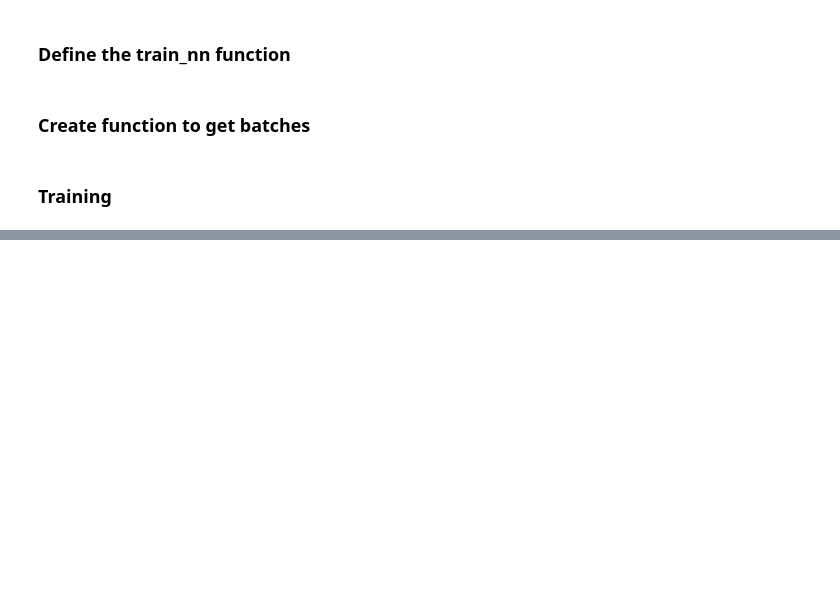
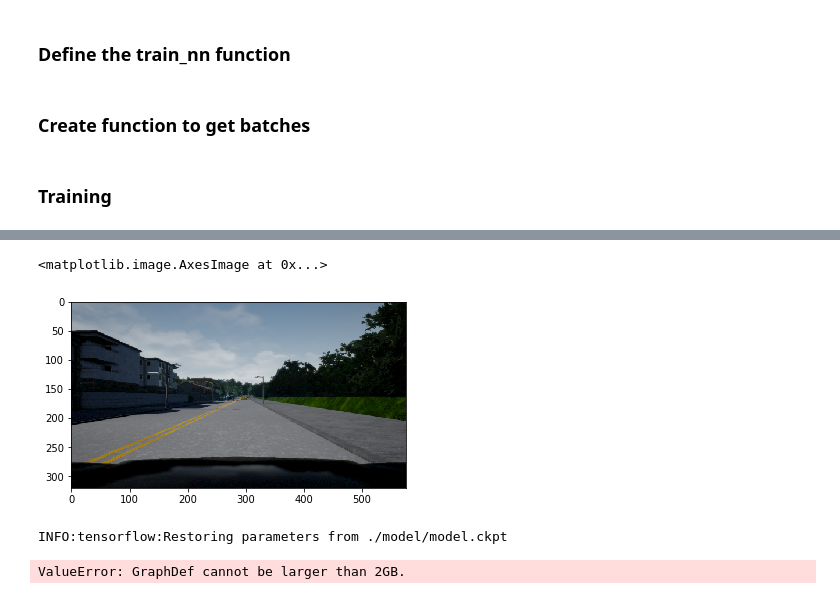
Before and after one commit to wolfapple/lyft-challenge, a Jupyter notebook: lyft.ipynb, the cells around one changed output, grey strips where cells are left out. Saved outputs shown, nothing was run; the diff lists cells and outputs as text; code cells hidden in the pictures; blank space fills up the shorter version.

```diff
--- a/lyft.ipynb
+++ b/lyft.ipynb
@@ -212,0 +205,29 @@ KeyboardInterrupt:
+# %%
+num_classes = 3
+image_shape = (320, 576)
+
+test_image = skimage.transform.resize(sample_img, image_shape)
+plt.imshow(test_image)
+# %% [output]
+<matplotlib.image.AxesImage at 0x...>
+[figure, added]
+# %%
+num_classes = 3
+image_shape = (320, 576)
+
+with tf.Session() as sess:
+    saver = tf.train.import_meta_graph('./model/model.ckpt.meta')
+    saver.restore(sess, tf.train.latest_checkpoint('./model'))
+
+    graph = tf.get_default_graph()
+    image_input = graph.get_tensor_by_name('image_input:0')
+    keep_prob = graph.get_tensor_by_name('keep_prob:0')
+    last_layer = graph.get_tensor_by_name('prediction:0')
+#     logits = tf.reshape(last_layer, (-1, num_classes))
+
+#     im_softmax = sess.run([tf.nn.softmax(logits)], {keep_prob: 1.0, image_input: [test_image]})
+
+#     print(im_softmax)
+# %% [output]
+INFO:tensorflow:Restoring parameters from ./model/model.ckpt
+ValueError: GraphDef cannot be larger than 2GB.
```
Also changed, not shown: parts of 3 cells of this notebook, 2 other files.
